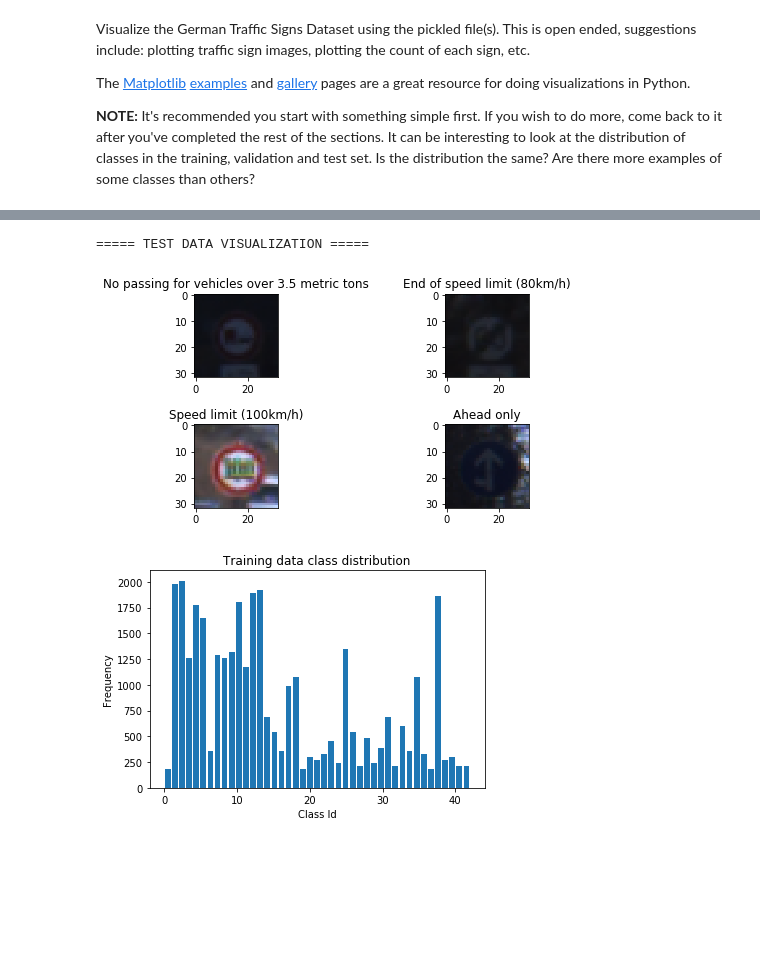
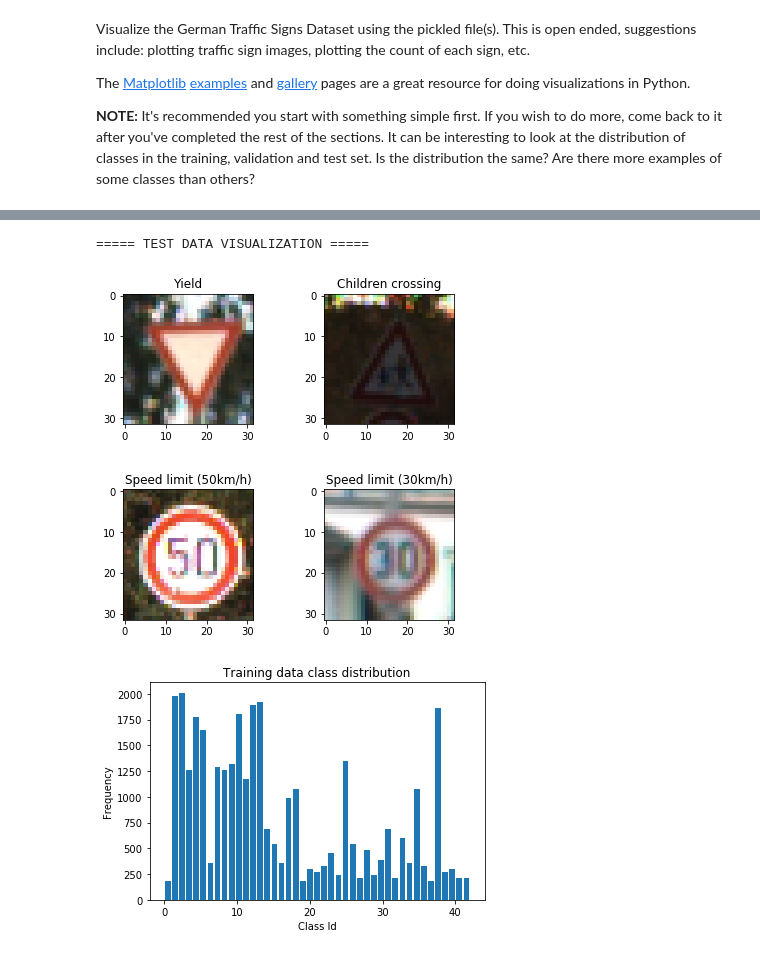
Before and after one commit to fang-yu-liu/traffic-sign-classification, a Jupyter notebook: Traffic_Sign_Classifier.ipynb, the cells around one changed output, grey strips where cells are left out. Saved outputs shown, nothing was run; the diff lists cells and outputs as text; code cells hidden in the pictures; blank space fills up the shorter version.

```diff
--- a/Traffic_Sign_Classifier.ipynb
+++ b/Traffic_Sign_Classifier.ipynb
@@ -151,13 +150,15 @@ with open("signnames.csv", "rt", encoding="utf8") as csvfile:
 
 print("===== TRAINING DATA VISUALIZATION =====")
 # Plot a random image and its label
+fig, axes = plt.subplots(2, 2, figsize=(6, 6))
+axes = axes.ravel()
 for i in range(4):
     index = random.randint(0, len(X_train_init))
     image = X_train_init[index].squeeze()
     label = y_train_init[index]
-    plt.subplot(2, 2, i+1)
-    plt.imshow(image)
-    plt.title(label_map[label])
-    plt.subplots_adjust(wspace=2, hspace=0.5)
+    axes[i].imshow(image)
+    axes[i].set_title(label_map[label])
+plt.subplots_adjust(wspace=0.5, hspace = 0.5)
+#fig.savefig('./training_data_visualization.png')
 # %% [output]
 ===== TRAINING DATA VISUALIZATION =====
@@ -167,13 +168,15 @@ for i in range(4):
 
 print("===== VALIDATION DATA VISUALIZATION =====")
 # Plot a random image and its label
+fig, axes = plt.subplots(2, 2, figsize=(6, 6))
+axes = axes.ravel()
 for i in range(4):
     index = random.randint(0, len(X_valid_init))
     image = X_valid_init[index].squeeze()
     label = y_valid_init[index]
-    plt.subplot(2, 2, i+1)
-    plt.imshow(image)
-    plt.title(label_map[label])
-    plt.subplots_adjust(wspace=2, hspace=0.5)
+    axes[i].imshow(image)
+    axes[i].set_title(label_map[label])
+plt.subplots_adjust(wspace=0.5, hspace = 0.5)
+#fig.savefig('./validation_data_visualization.png')
 # %% [output]
 ===== VALIDATION DATA VISUALIZATION =====
@@ -181,19 +184,21 @@ for i in range(4):
 # %%
 %matplotlib inline
 
 print("===== TEST DATA VISUALIZATION =====")
 # Plot a random image and its label
+fig, axes = plt.subplots(2, 2, figsize=(6, 6))
+axes = axes.ravel()
 for i in range(4):
     index = random.randint(0, len(X_test_init))
     image = X_test_init[index].squeeze()
     label = y_test_init[index]
-    plt.subplot(2, 2, i+1)
-    plt.imshow(image)
-    plt.title(label_map[label])
-    plt.subplots_adjust(wspace=2, hspace=0.5)
+    axes[i].imshow(image)
+    axes[i].set_title(label_map[label])
+plt.subplots_adjust(wspace=0.5, hspace = 0.5)
+#fig.savefig('./test_data_visualization.png')
 # %% [output]
 ===== TEST DATA VISUALIZATION =====
-[figure, old version]
+[figure, new version]
 # %%
 # Histogram for label distribution in training data
 plt.hist(y_train_init, bins=n_classes, rwidth=0.8)
```
Also changed, not shown: parts of 18 cells of this notebook, 3 other files.
